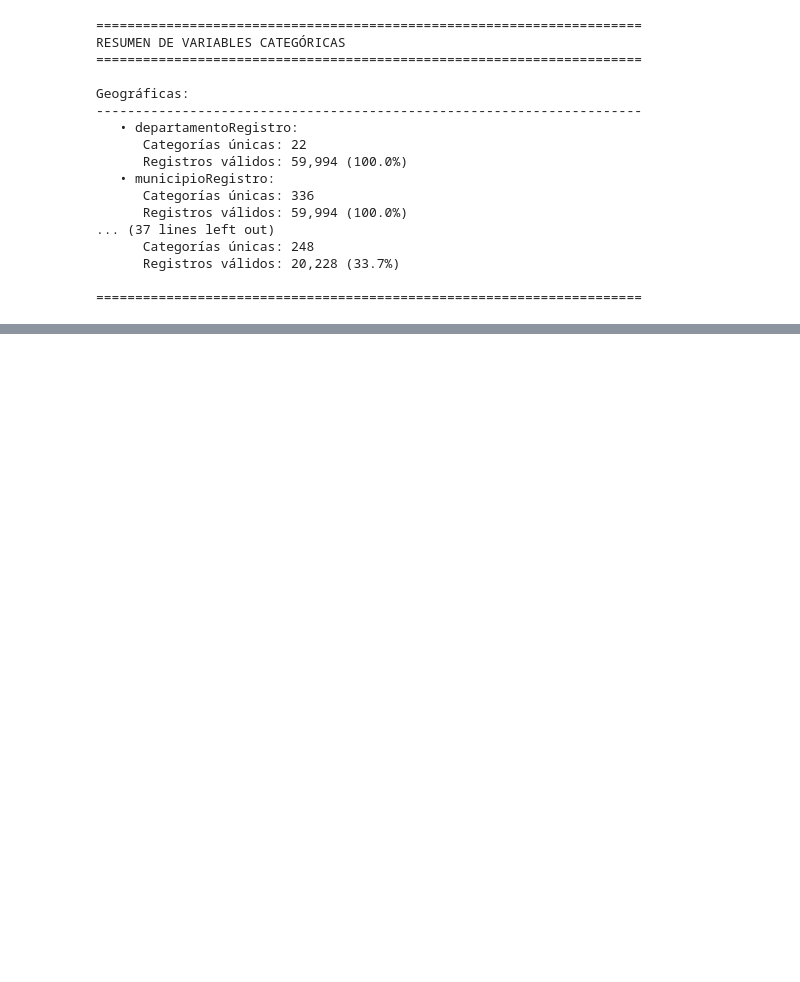
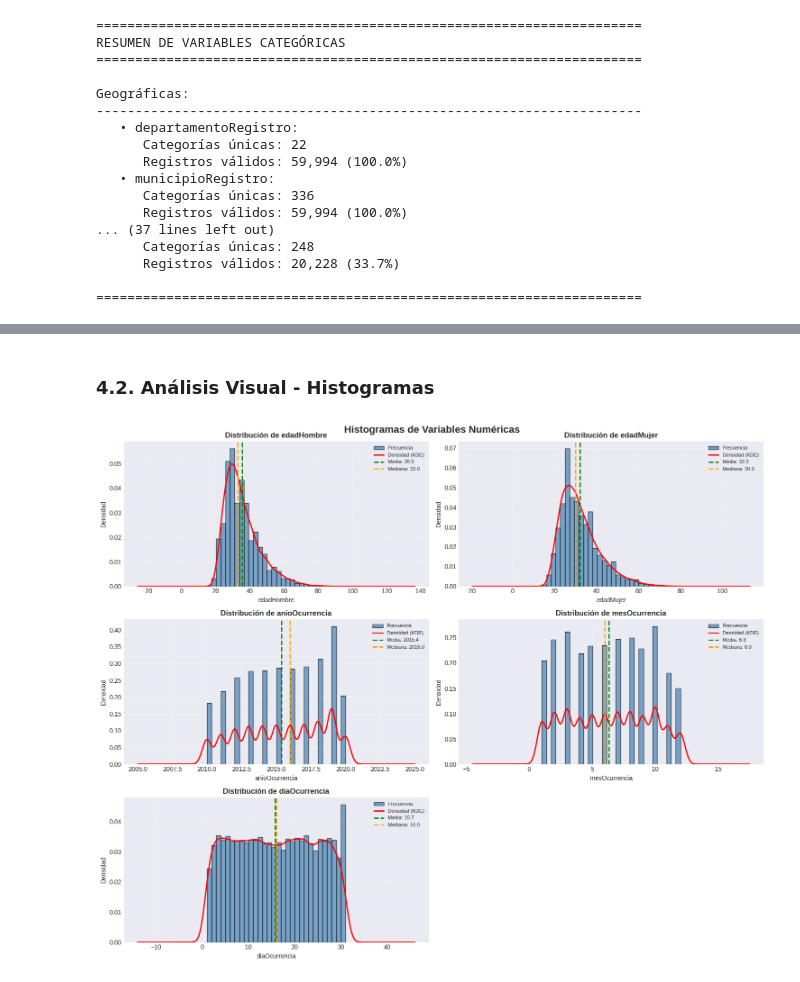
Before and after one commit to Tunchxz/CC3074-Proyecto-1, a Jupyter notebook: proyecto-1.ipynb, the cells around one changed output, grey strips where cells are left out. Saved outputs shown, nothing was run; the diff lists cells and outputs as text; code cells hidden in the pictures; blank space fills up the shorter version.

```diff
--- a/proyecto-1.ipynb
+++ b/proyecto-1.ipynb
@@ -1238,0 +1243,14 @@ Geográficas:
+# %%
+# Importar librerías para análisis y visualización
+import matplotlib.pyplot as plt
+import seaborn as sns
+from scipy import stats
+import numpy as np
+
+# Configuración de estilo para visualizaciones
+plt.style.use('seaborn-v0_8-darkgrid')
+sns.set_palette("husl")
+plt.rcParams['figure.figsize'] = (12, 6)
+plt.rcParams['font.size'] = 10
+
+print("Librerías de visualización cargadas correctamente")
@@ -1238,0 +1372,40 @@ Geográficas:
+# %% [markdown]
+### 4.2. Análisis Visual - Histogramas
+# %%
+# Crear histogramas para todas las variables numéricas
+fig, axes = plt.subplots(3, 2, figsize=(15, 12))
+axes = axes.flatten()
+
+for idx, var in enumerate(variables_numericas):
+    if var in df_limpio.columns:
+        data = df_limpio[var].dropna()
+
+        # Histograma con curva de densidad
+        axes[idx].hist(data, bins=30, alpha=0.7, color='steelblue',
+                    edgecolor='black', density=True, label='Frecuencia')
+
+        # Agregar curva de densidad kernel
+        data.plot(kind='kde', ax=axes[idx], color='red',
+                linewidth=2, label='Densidad (KDE)')
+
+        # Líneas de referencia para media y mediana
+        axes[idx].axvline(data.mean(), color='green', linestyle='--',
+                        linewidth=2, label=f'Media: {data.mean():.1f}')
+        axes[idx].axvline(data.median(), color='orange', linestyle='--',
+                        linewidth=2, label=f'Mediana: {data.median():.1f}')
+
+        axes[idx].set_xlabel(var)
+        axes[idx].set_ylabel('Densidad')
+        axes[idx].set_title(f'Distribución de {var}', fontweight='bold')
+        axes[idx].legend(loc='best', fontsize=8)
+        axes[idx].grid(True, alpha=0.3)
+
+# Ocultar subplot extra
+axes[-1].axis('off')
+
+plt.tight_layout()
+plt.suptitle('Histogramas de Variables Numéricas',
+            fontsize=16, fontweight='bold', y=1.00)
+plt.show()
+# %% [output]
+[figure, added]
```
Also changed, not shown: parts of 17 cells of this notebook.
